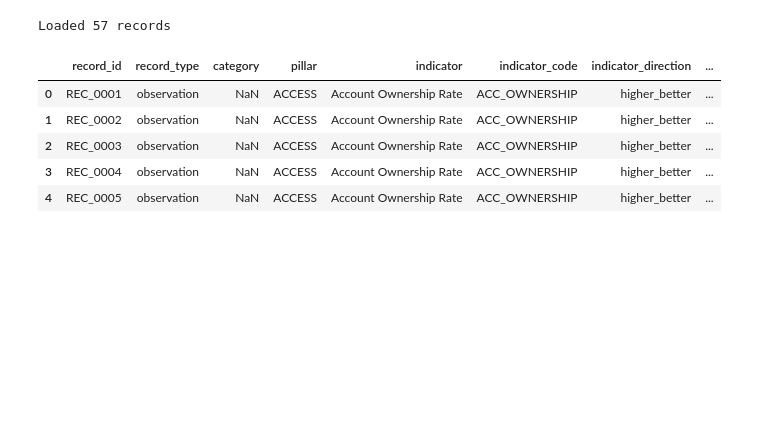
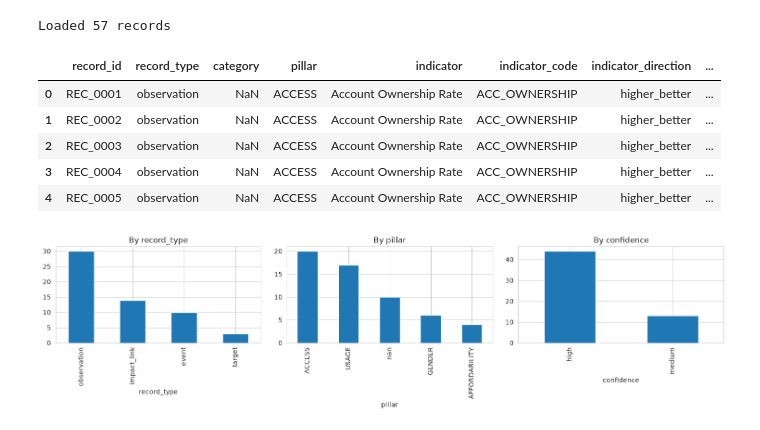
Before and after one commit to Sumeyahassen/ethiopia-fi-forecast, a Jupyter notebook: notebooks/02_eda.ipynb, the cells around one changed output. Saved outputs shown, nothing was run; the diff lists cells and outputs as text; code cells hidden in the pictures; blank space fills up the shorter version.

```diff
--- a/notebooks/02_eda.ipynb
+++ b/notebooks/02_eda.ipynb
@@ -24,3 +24,12 @@ Loaded 57 records
 | 2 | REC_0003 | observation | NaN | ACCESS | Account Ownership Rate | ACC_OWNERSHIP | higher_better | ... |
 | 3 | REC_0004 | observation | NaN | ACCESS | Account Ownership Rate | ACC_OWNERSHIP | higher_better | ... |
 | 4 | REC_0005 | observation | NaN | ACCESS | Account Ownership Rate | ACC_OWNERSHIP | higher_better | ... |
+# %%
+fig, axes = plt.subplots(1, 3, figsize=(15, 4))
+df['record_type'].value_counts().plot(kind='bar', ax=axes[0], title='By record_type')
+df['pillar'].value_counts(dropna=False).plot(kind='bar', ax=axes[1], title='By pillar')
+df['confidence'].value_counts(dropna=False).plot(kind='bar', ax=axes[2], title='By confidence')
+plt.tight_layout()
+plt.show()
+# %% [output]
+[figure, added]
```
